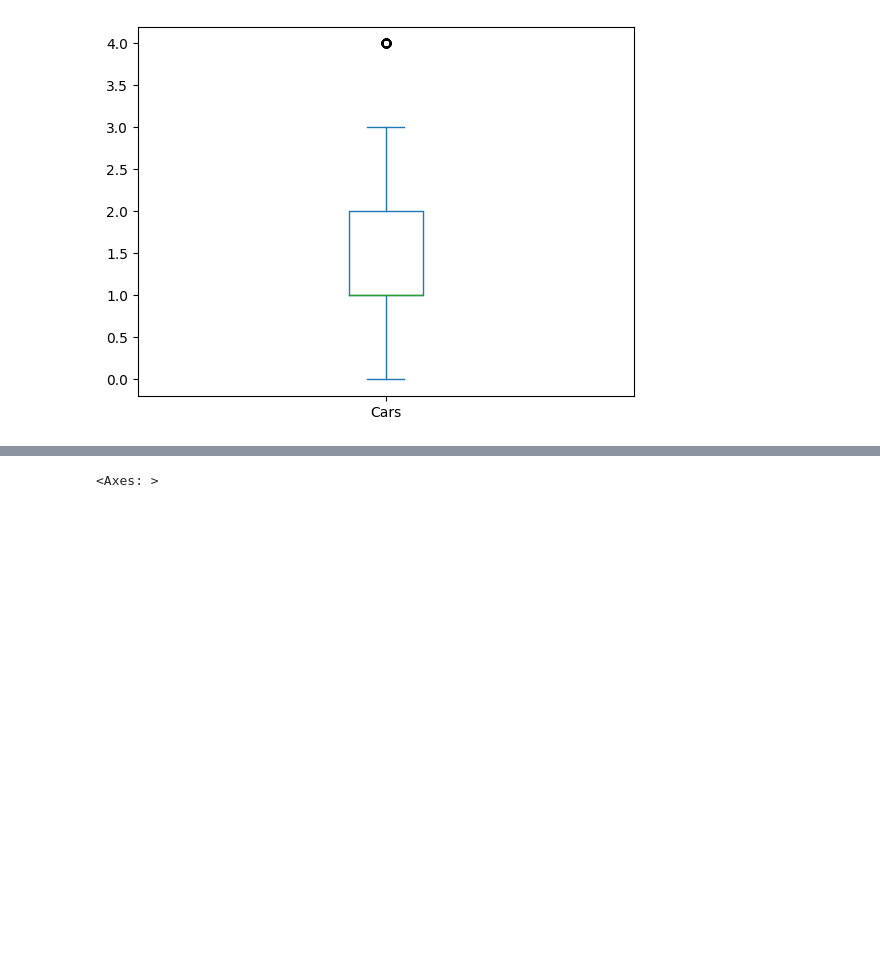
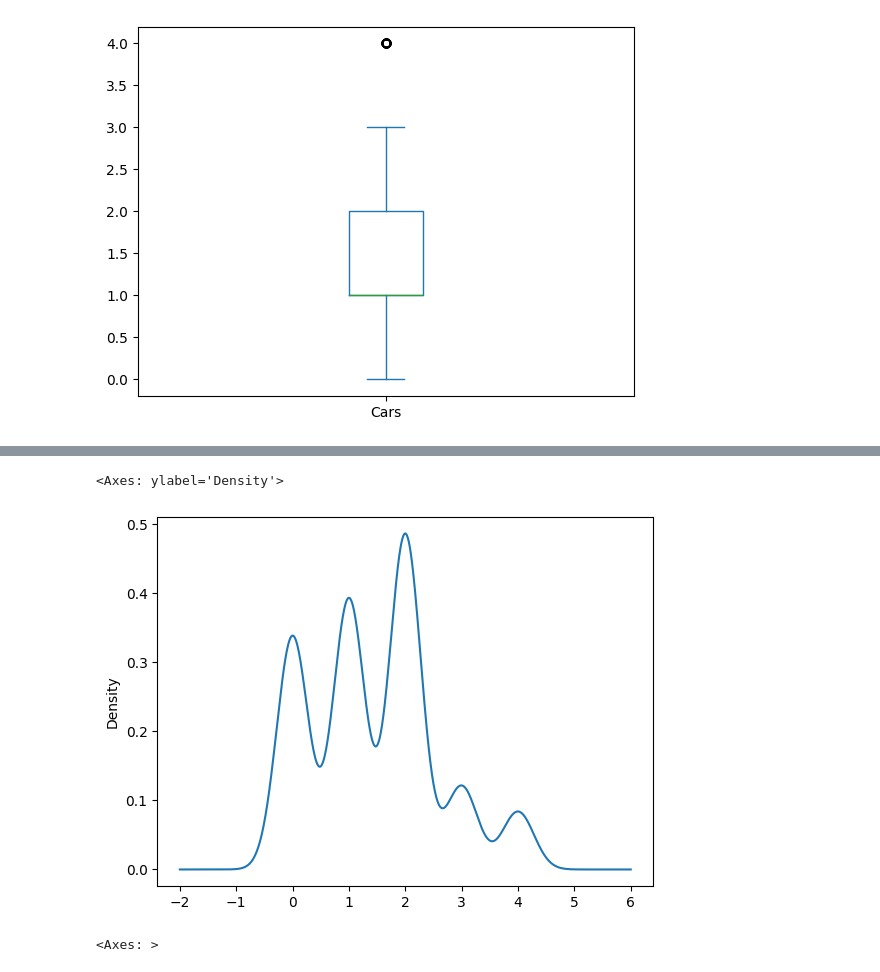
Before and after one commit to yaelgl/SemanaTecA01750911, a Jupyter notebook: bike.ipynb, the cells around one changed output, grey strips where cells are left out. Cells and saved outputs as stored; diff of their text form; code cells hidden in the pictures; blank space fills up the shorter version.

```diff
--- a/bike.ipynb
+++ b/bike.ipynb
@@ -115,3 +131,8 @@ df["Cars"].plot.box()
+# %%
+df["Cars"].plot.kde()
+# %% [output]
+<Axes: ylabel='Density'>
+[figure, added]
 # %%
 df["Children"].plot.box()
 # %% [output]
```
Also changed, not shown: parts of 11 cells of this notebook.
